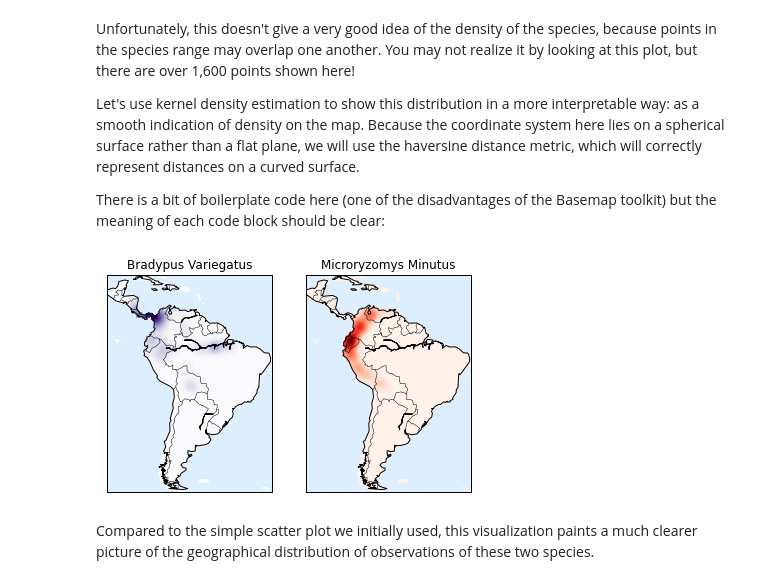
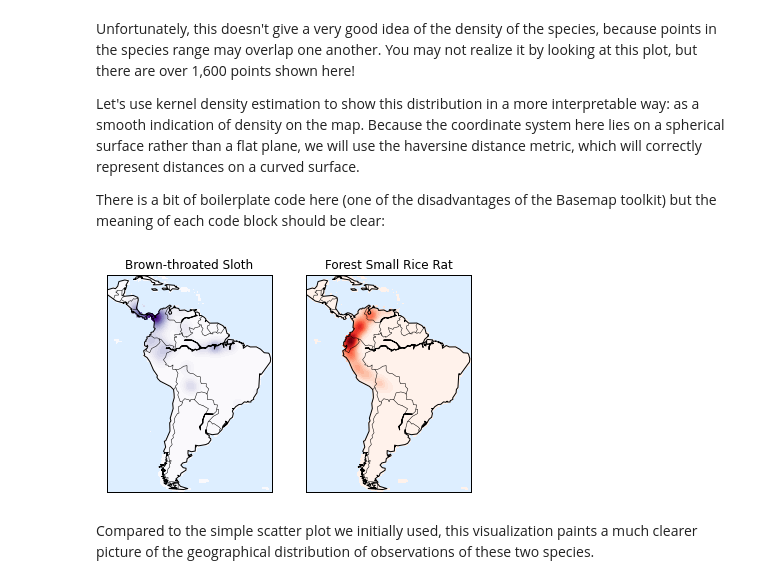
Before and after one commit to ghoshark/Density-Estimation_KDE_CMDE, a Jupyter notebook: Density Estimation, KDE, Manifold Learning & DBSCAN clustering.ipynb, the cells around one changed output. Cells and saved outputs as stored; diff of their text form; code cells hidden in the pictures.

```diff
--- a/Density Estimation, KDE, Manifold Learning & DBSCAN clustering.ipynb
+++ b/Density Estimation, KDE, Manifold Learning & DBSCAN clustering.ipynb
@@ -309,35 +337,35 @@ xy = np.radians(xy[land_mask])
 
 # Create two side-by-side plots
 fig, ax = plt.subplots(1, 2)
 fig.subplots_adjust(left=0.05, right=0.95, wspace=0.05)
-species_names = ['Bradypus Variegatus', 'Microryzomys Minutus']
+species_names = ['Brown-throated Sloth', 'Forest Small Rice Rat']
 cmaps = ['Purples', 'Reds']
 
 for i, axi in enumerate(ax):
     axi.set_title(species_names[i])
 
     # plot coastlines with basemap
     m = Basemap(projection='cyl', llcrnrlat=Y.min(),
                 urcrnrlat=Y.max(), llcrnrlon=X.min(),
                 urcrnrlon=X.max(), resolution='c', ax=axi)
     m.drawmapboundary(fill_color='#DDEEFF')
     m.drawcoastlines()
     m.drawcountries()
 
     # construct a spherical kernel density estimate of the distribution
     kde = KernelDensity(bandwidth=0.03, metric='haversine')
     kde.fit(np.radians(latlon[species == i]))
 
     # evaluate only on the land: -9999 indicates ocean
     Z = np.full(land_mask.shape[0], -9999.0)
     Z[land_mask] = np.exp(kde.score_samples(xy))
     Z = Z.reshape(X.shape)
 
     # plot contours of the density
     levels = np.linspace(0, Z.max(), 25)
     axi.contourf(X, Y, Z, levels=levels, cmap=cmaps[i])
 # %% [output]
-[figure, old version]
+[figure, new version]
 # %% [markdown]
 Compared to the simple scatter plot we initially used, this visualization paints a much clearer picture of the geographical distribution of observations of these two species.
 # %% [markdown]
```
Also changed, not shown: parts of 16 cells of this notebook, 1 other file.
